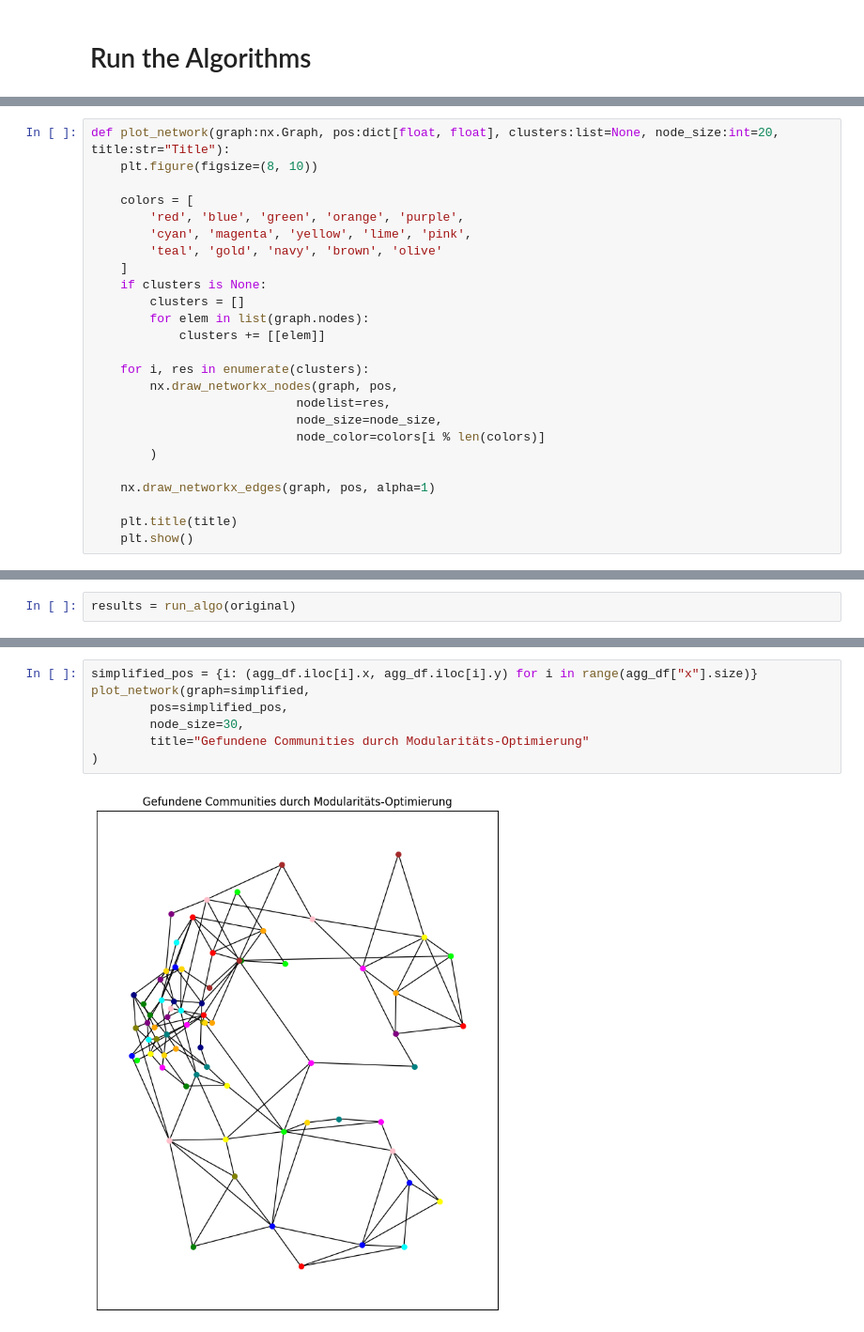
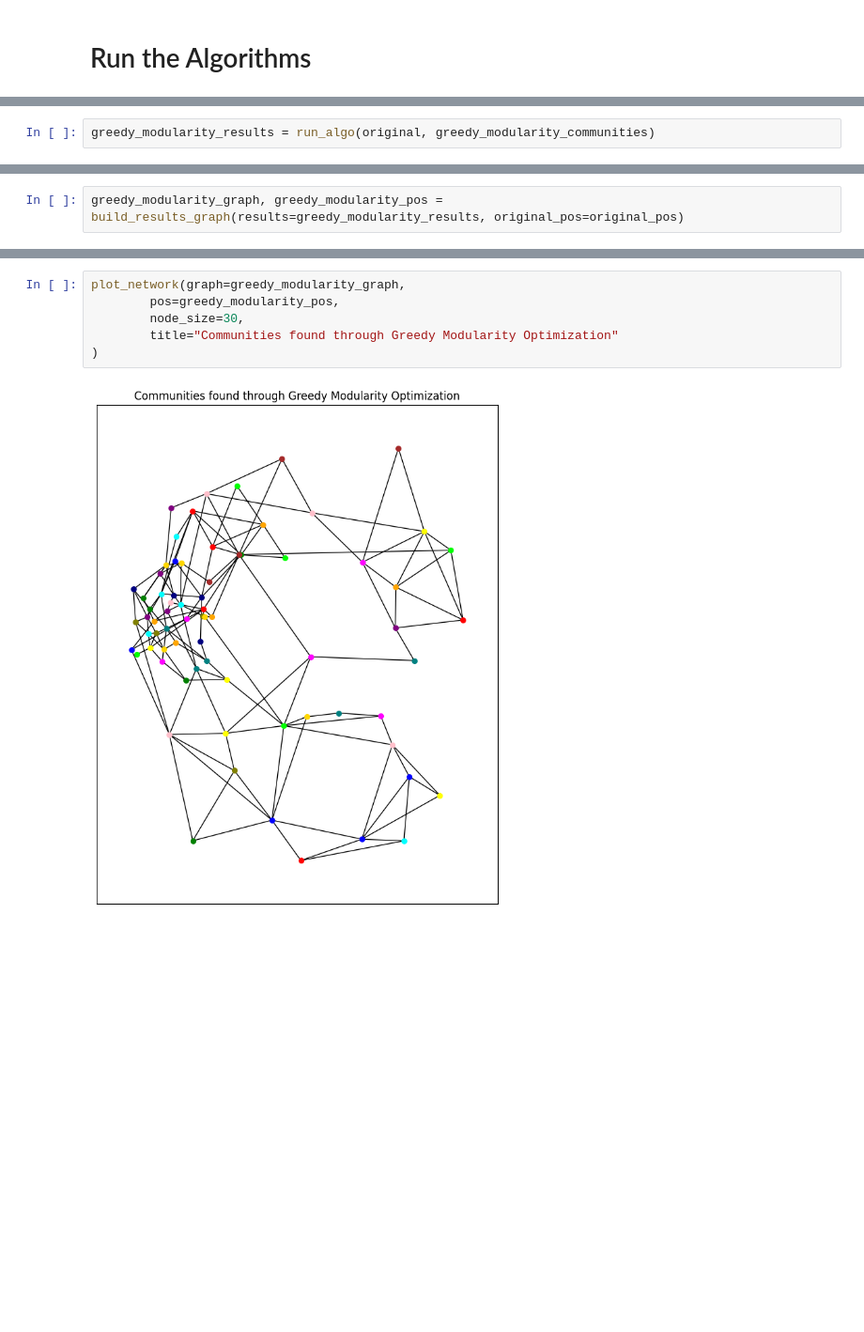
Before and after one commit to hugoschwabe/bachelor-thesis, a Jupyter notebook: benchmark.ipynb, the cells around one changed output, grey strips where cells are left out. Shown at 94% size. Drawn from its saved outputs; the diff is of its cells as text; blank space fills up the shorter version.

```diff
--- a/benchmark.ipynb
+++ b/benchmark.ipynb
@@ -179,25 +76,0 @@ def run_algo(graph:nx.Graph) -> list[frozenset]:
-# %%
-def plot_network(graph:nx.Graph, pos:dict[float, float], clusters:list=None, node_size:int=20, title:str="Title"):
-    plt.figure(figsize=(8, 10))
-
-    colors = [
-        'red', 'blue', 'green', 'orange', 'purple',
-        'cyan', 'magenta', 'yellow', 'lime', 'pink',
-        'teal', 'gold', 'navy', 'brown', 'olive'
-    ]
-    if clusters is None:
-        clusters = []
-        for elem in list(graph.nodes):
-            clusters += [[elem]]
-
-    for i, res in enumerate(clusters):
-        nx.draw_networkx_nodes(graph, pos,
-                            nodelist=res,
-                            node_size=node_size,
-                            node_color=colors[i % len(colors)]
-        )
-
-    nx.draw_networkx_edges(graph, pos, alpha=1)
-
-    plt.title(title)
-    plt.show()
@@ -204,4 +79,4 @@ def plot_network(graph:nx.Graph, pos:dict[float, float], clusters:list=None, nod
 # %%
-results = run_algo(original)
+greedy_modularity_results = run_algo(original, greedy_modularity_communities)
 # %% [output]
 Gefundene Communities: 72
@@ -275,0 +84,2 @@ simplified.add_edges_from(edges_converter.to_numpy())
+# %%
+greedy_modularity_graph, greedy_modularity_pos = build_results_graph(results=greedy_modularity_results, original_pos=original_pos)
@@ -285,9 +111,8 @@ plot_network(graph=original,
 # %%
-simplified_pos = {i: (agg_df.iloc[i].x, agg_df.iloc[i].y) for i in range(agg_df["x"].size)}
-plot_network(graph=simplified,
-		pos=simplified_pos,
+plot_network(graph=greedy_modularity_graph,
+		pos=greedy_modularity_pos,
 		node_size=30,
-		title="Gefundene Communities durch Modularitäts-Optimierung"
+		title="Communities found through Greedy Modularity Optimization"
 )
 # %% [output]
-[figure, old version]
+[figure, new version]
```
Also changed, not shown: parts of 22 cells of this notebook, 2 other files.
